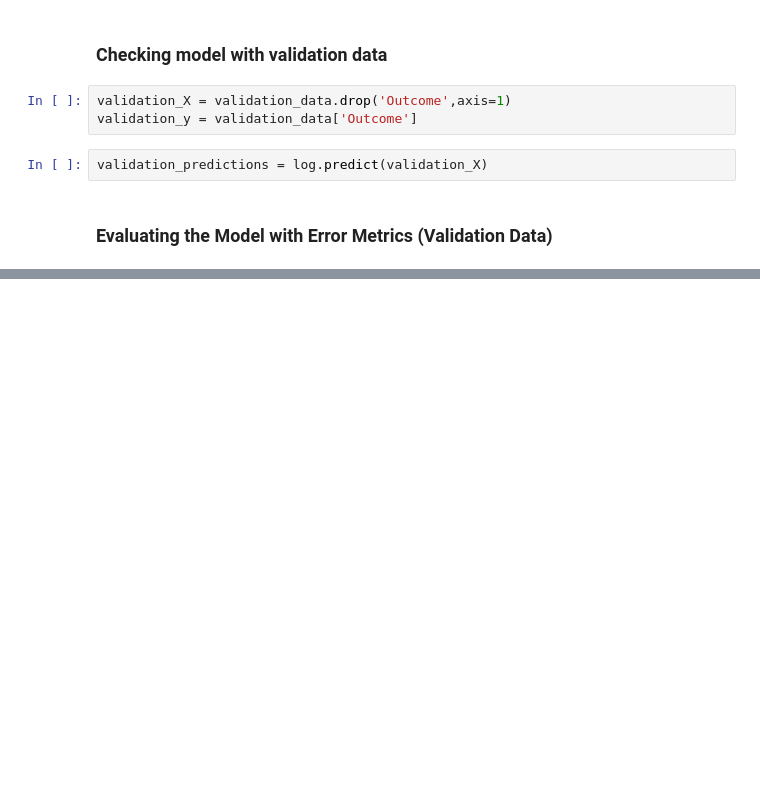
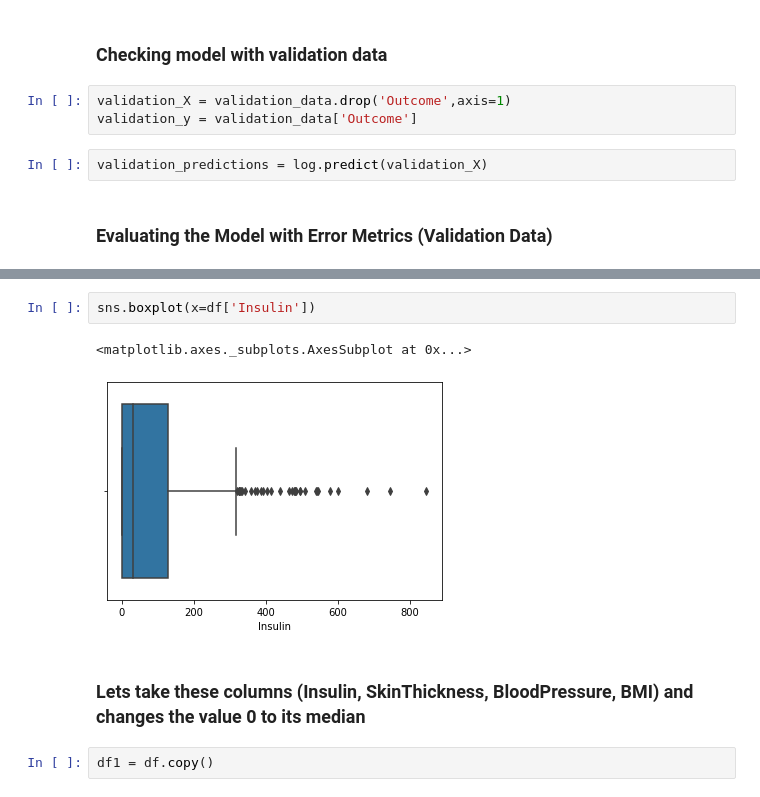
Before and after one commit to Ranjithkumar28/Datascience, a Jupyter notebook: Machine Learning/Logistics Regression/Assignment/Assignment2-LogisticsRegression.ipynb, the cells around one changed output, grey strips where cells are left out. Saved outputs shown, nothing was run; the diff lists cells and outputs as text; blank space fills up the shorter version.

```diff
--- a/Machine Learning/Logistics Regression/Assignment/Assignment2-LogisticsRegression.ipynb
+++ b/Machine Learning/Logistics Regression/Assignment/Assignment2-LogisticsRegression.ipynb
@@ -175,0 +193,9 @@ ROC_AUC_Score: 0.7205615942028984
+# %%
+sns.boxplot(x=df['Insulin'])
+# %% [output]
+<matplotlib.axes._subplots.AxesSubplot at 0x...>
+[figure, added]
+# %% [markdown]
+### Lets take these columns (Insulin, SkinThickness, BloodPressure, BMI) and changes the value 0 to its median
+# %%
+df1 = df.copy()
```
Also changed, not shown: parts of 30 cells of this notebook.
